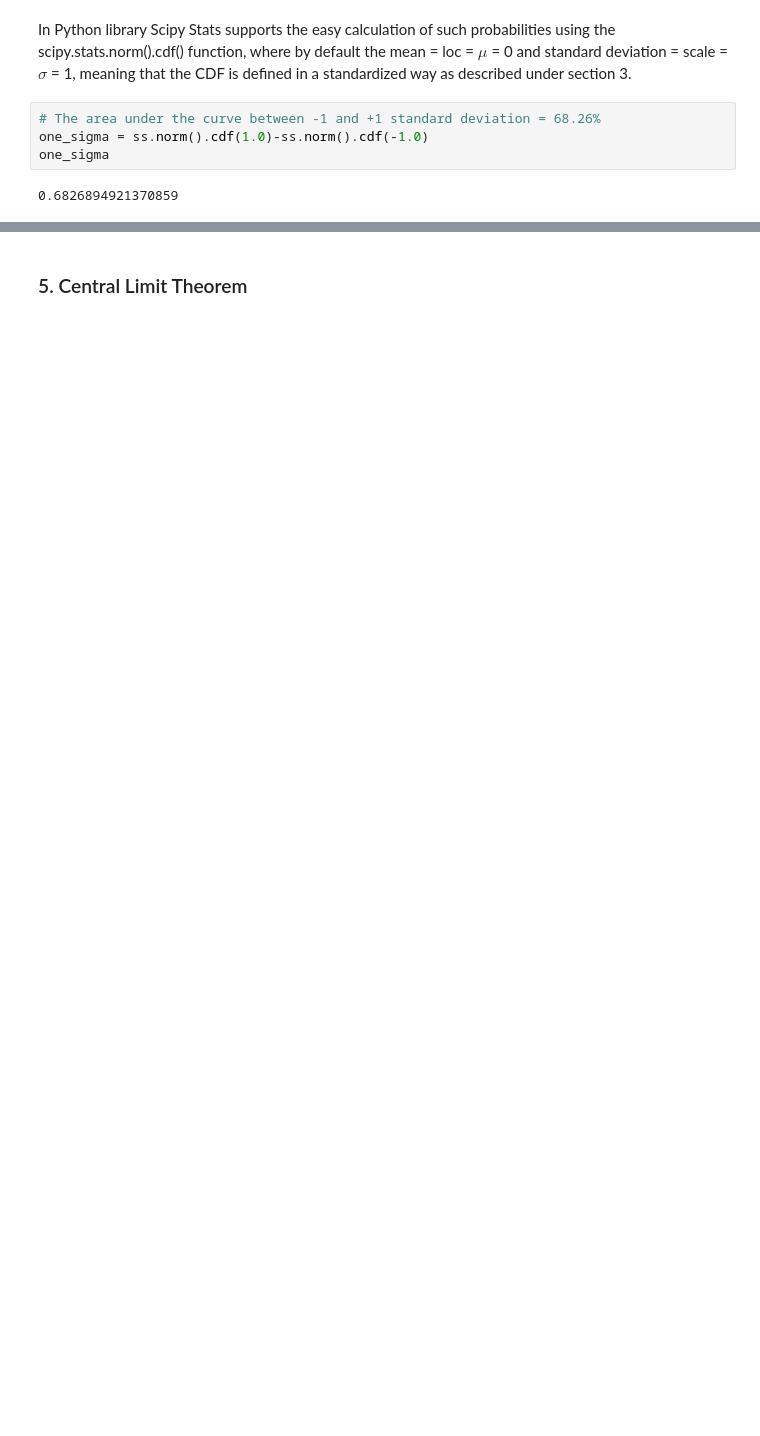
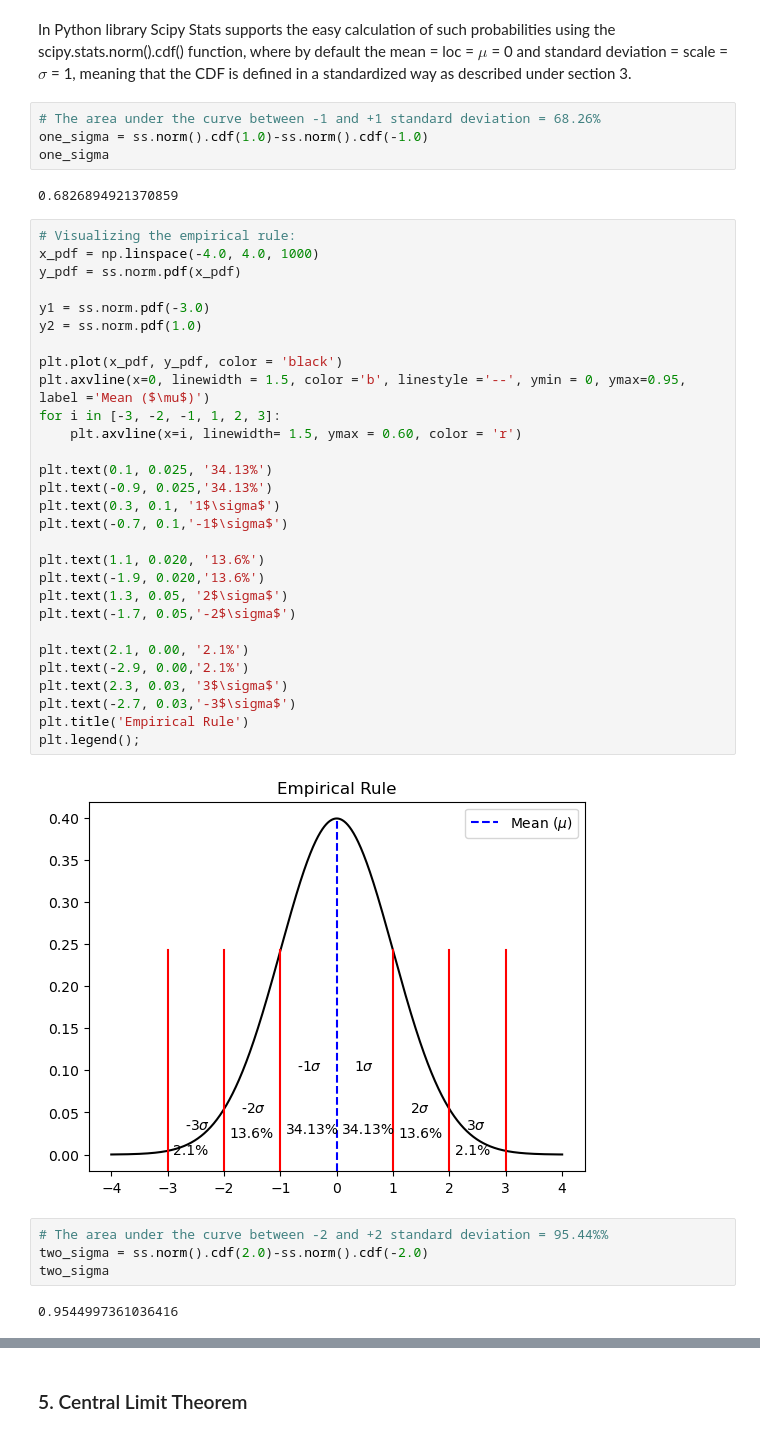
Before and after one commit to evaczeydapommersheim/Funddata---assessment, a Jupyter notebook: Normal Distribution/Normal_Distribution_Project_Winter 2022-23.ipynb, the cells around one changed output, grey strips where cells are left out. Cells and saved outputs as stored; diff of their text form; blank space fills up the shorter version.

```diff
--- a/Normal Distribution/Normal_Distribution_Project_Winter 2022-23.ipynb
+++ b/Normal Distribution/Normal_Distribution_Project_Winter 2022-23.ipynb
@@ -395,5 +397,42 @@ one_sigma = ss.norm().cdf(1.0)-ss.norm().cdf(-1.0)
 one_sigma
 # %% [output]
 0.6826894921370859
+# %%
+# Visualizing the empirical rule:
+x_pdf = np.linspace(-4.0, 4.0, 1000)
+y_pdf = ss.norm.pdf(x_pdf)
+
+y1 = ss.norm.pdf(-3.0)
+y2 = ss.norm.pdf(1.0)
+
+plt.plot(x_pdf, y_pdf, color = 'black')
+plt.axvline(x=0, linewidth = 1.5, color ='b', linestyle ='--', ymin = 0, ymax=0.95, label ='Mean ($\mu$)')
+for i in [-3, -2, -1, 1, 2, 3]:
+    plt.axvline(x=i, linewidth= 1.5, ymax = 0.60, color = 'r')
+
+plt.text(0.1, 0.025, '34.13%')
+plt.text(-0.9, 0.025,'34.13%')
+plt.text(0.3, 0.1, '1$\sigma$')
+plt.text(-0.7, 0.1,'-1$\sigma$')
+
+plt.text(1.1, 0.020, '13.6%')
+plt.text(-1.9, 0.020,'13.6%')
+plt.text(1.3, 0.05, '2$\sigma$')
+plt.text(-1.7, 0.05,'-2$\sigma$')
+
+plt.text(2.1, 0.00, '2.1%')
+plt.text(-2.9, 0.00,'2.1%')
+plt.text(2.3, 0.03, '3$\sigma$')
+plt.text(-2.7, 0.03,'-3$\sigma$')
+plt.title('Empirical Rule')
+plt.legend();
+# %% [output]
+[figure, added]
+# %%
+# The area under the curve between -2 and +2 standard deviation = 95.44%%
+two_sigma = ss.norm().cdf(2.0)-ss.norm().cdf(-2.0)
+two_sigma
+# %% [output]
+0.9544997361036416
 # %%
 # The area under the curve between -3 and +3 standard deviation = 99.73%
```
Also changed, not shown: parts of 12 cells of this notebook.
